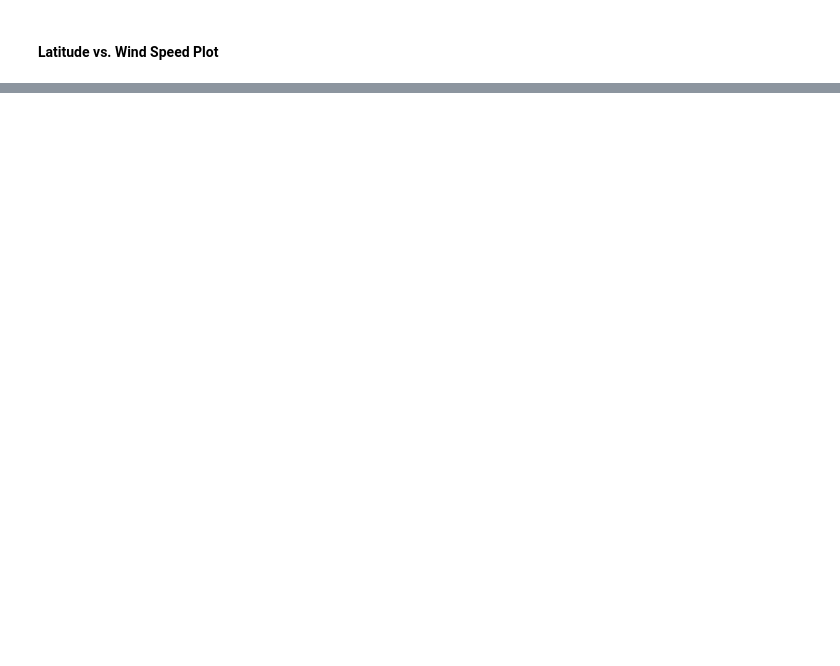
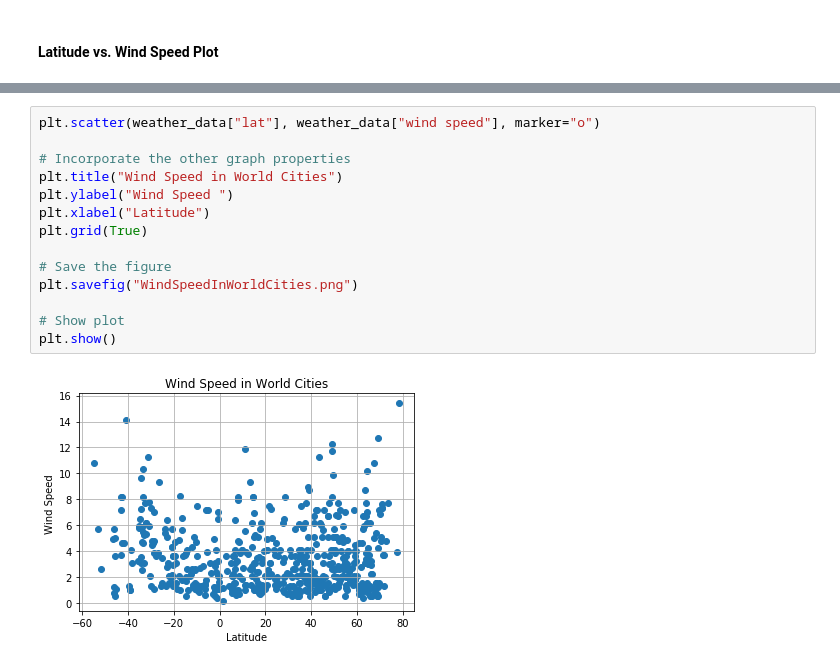
Before and after one commit to nhrashid/NRashid_Python-APIs_HW, a Jupyter notebook: WeatherPy.ipynb, the cells around one changed output, grey strips where cells are left out. Drawn from its saved outputs; the diff is of its cells as text; blank space fills up the shorter version.

```diff
--- a/WeatherPy.ipynb
+++ b/WeatherPy.ipynb
@@ -128,0 +207,16 @@ dtype: int64
+# %%
+plt.scatter(weather_data["lat"], weather_data["wind speed"], marker="o")
+
+# Incorporate the other graph properties
+plt.title("Wind Speed in World Cities")
+plt.ylabel("Wind Speed ")
+plt.xlabel("Latitude")
+plt.grid(True)
+
+# Save the figure
+plt.savefig("WindSpeedInWorldCities.png")
+
+# Show plot
+plt.show()
+# %% [output]
+[figure, added]
```
Also changed, not shown: parts of 16 cells of this notebook, 5 other files.
